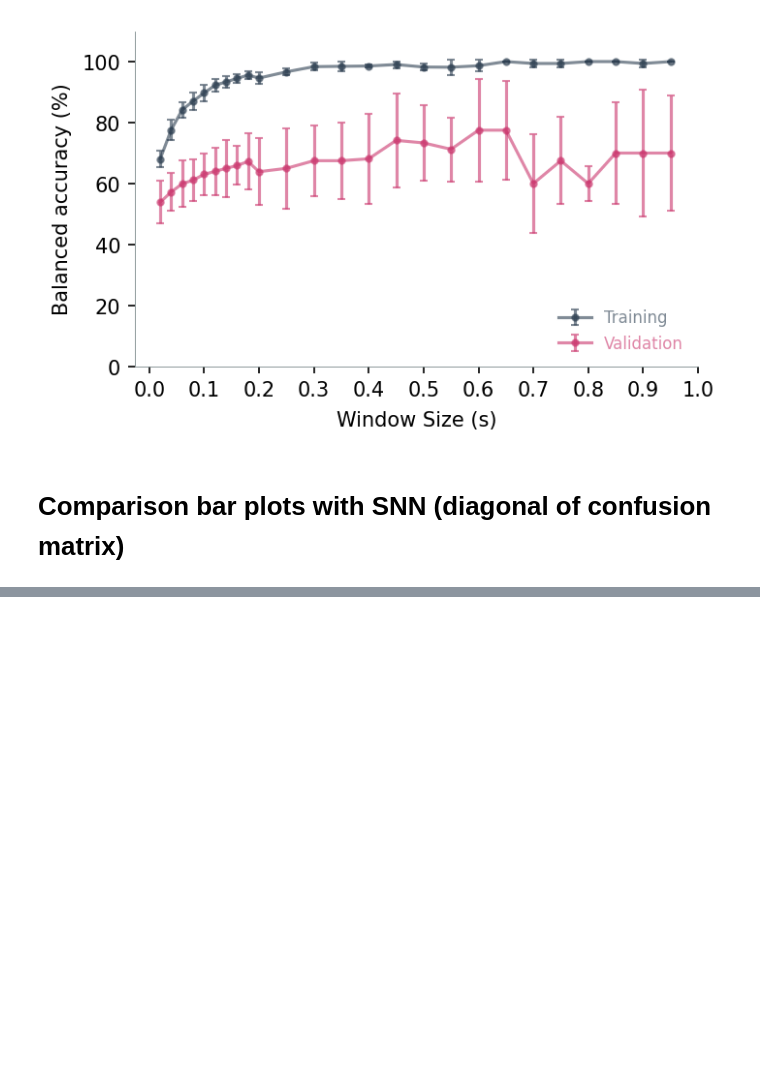
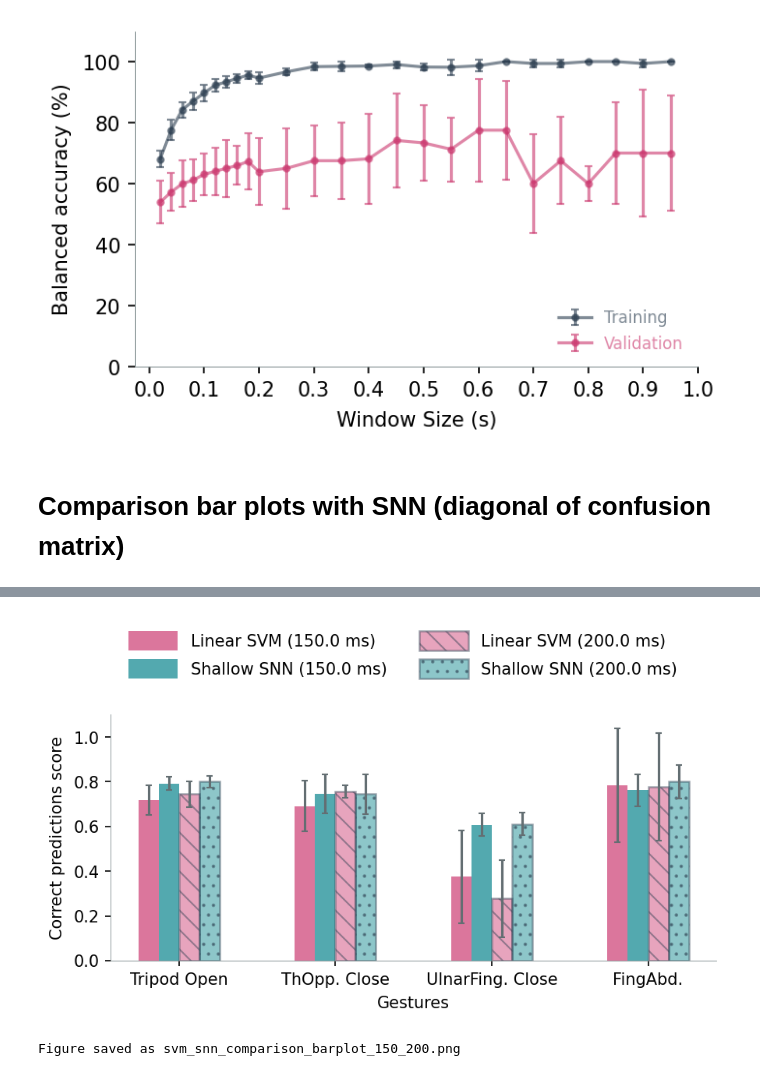
Before and after one commit to FarahBaracat/gest_classification_eng, a Jupyter notebook: notebooks/2.compile_results.ipynb, the cells around one changed output, grey strips where cells are left out. Cells and saved outputs as stored; diff of their text form; code cells hidden in the pictures; blank space fills up the shorter version.

```diff
--- a/notebooks/2.compile_results.ipynb
+++ b/notebooks/2.compile_results.ipynb
@@ -51,6 +51,7 @@ KERNEL_COL = 'kernel'
 FING_COL = 'fing'
 FOLD_COL = 'fold'
 N_EPOCHS = 'n_epochs'
+CLASS_LABELS = 'class_labels'
 # %%
 save_figs= True
 # %%
@@ -545,3 +639,8 @@ compiled_snn_df
+# %%
+compare_svm_snn(mean_sd_gesture_svm_df, mean_sd_gesture_snn_df, window_sizes=[0.15, 0.2 ], save_fig=True)
+# %% [output]
+[figure, added]
+Figure saved as svm_snn_comparison_barplot_150_200.png
 # %%
 # Comparison plot in Appendix
 svm_mean_150 = [0.66, 0.7, 0.54,0.71]            #100 ms,50% [0.62, 0.65, 0.51, 0.72]
```
Also changed, not shown: parts of 6 cells of this notebook, 3 other files.
